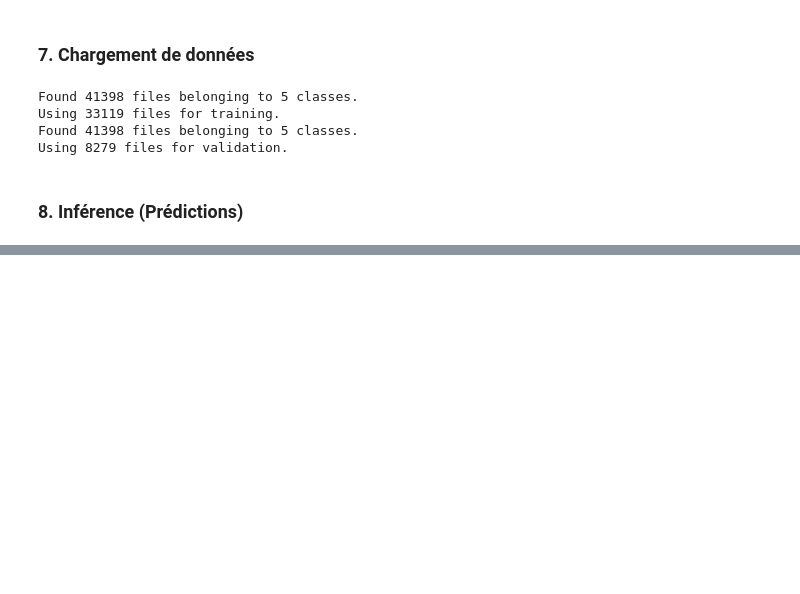
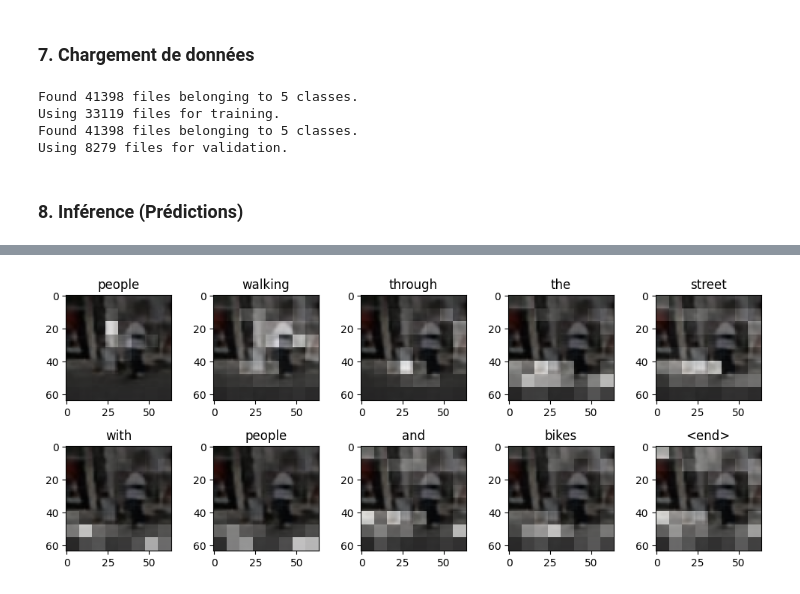
Before and after one commit to romaricDembele/projet_leyenda, a Jupyter notebook: workflow.ipynb, the cells around one changed output, grey strips where cells are left out. Cells and saved outputs as stored; diff of their text form; code cells hidden in the pictures; blank space fills up the shorter version.

```diff
--- a/workflow.ipynb
+++ b/workflow.ipynb
@@ -110,7 +215,7 @@ train_set = tf.keras.preprocessing.image_dataset_from_directory(
     subset="training",
     seed=123,
     shuffle=True,
-    image_size=(IMG_SIZE, IMG_SIZE),
+    image_size=(CLASSIFIER_IMG_SIZE, CLASSIFIER_IMG_SIZE),
     batch_size=BATCH_SIZE,
     label_mode='int'
 )
@@ -121,7 +226,7 @@ test_set = tf.keras.preprocessing.image_dataset_from_directory(
     subset="validation",
     seed=123,
     shuffle=True,
-    image_size=(IMG_SIZE, IMG_SIZE),
+    image_size=(CLASSIFIER_IMG_SIZE, CLASSIFIER_IMG_SIZE),
     batch_size=BATCH_SIZE,
     label_mode='int'
 )
@@ -133,4 +238,4 @@ Using 8279 files for validation.
 # %% [markdown]
 ### 8. Inférence (Prédictions) <a class="anchor" id="inference"></a>
 # %%
-pipeline = Pipeline(classifier=classifier, denoiser=denoiser, img_size=IMG_SIZE, denoiser_img_size=IMG_SIZE)
+pipeline = Pipeline(classifier=classifier, denoiser=denoiser, img_size=CLASSIFIER_IMG_SIZE, denoiser_img_size=DENOISER_IMG_SIZE)
@@ -149 +242,3 @@ Corrupt JPEG data: 419 extraneous bytes before marker 0xd9
+# %%
+pipeline_generator = pipeline(train_set)
 # %% [markdown]
@@ -165,0 +246,3 @@ display_images(photos)
+# %%
+im, predicted_caption, attention_plot = next(pipeline_generator)
+print(im, predicted_caption, attention_plot)
@@ -165,0 +263,4 @@ display_images(photos)
+# %%
+pipeline.plot_attention(im, predicted_caption, attention_plot)
+# %% [output]
+[figure, added]
```
Also changed, not shown: parts of 13 cells of this notebook, 2 other files.
